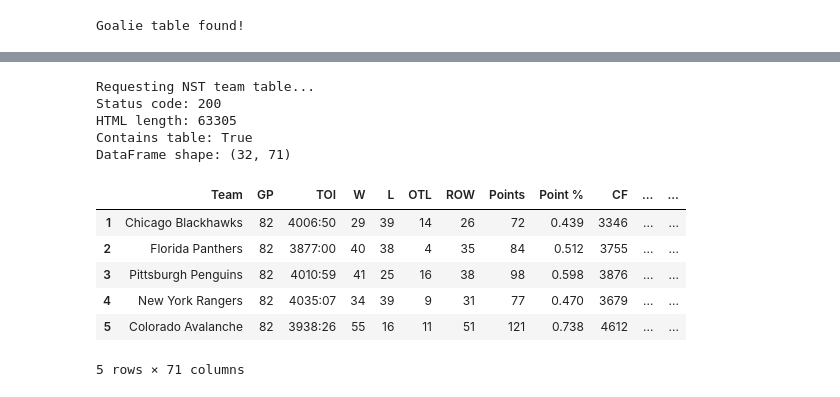
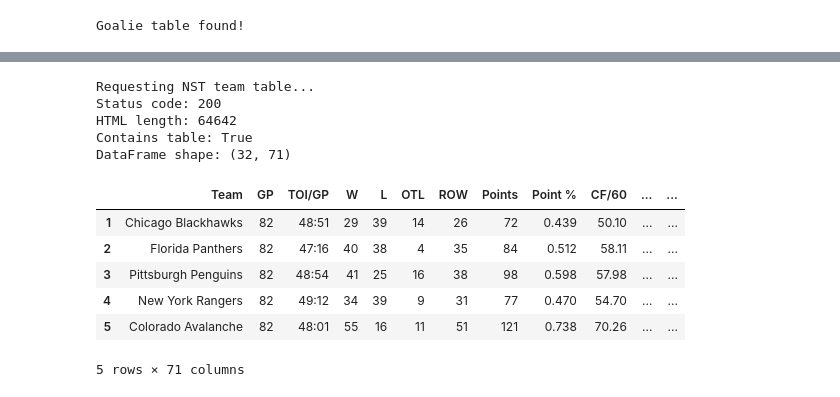
Before and after one commit to ccstevie/nhl-slate, a Jupyter notebook: notebooks/get_todays_games.ipynb, the cells around one changed output, grey strips where cells are left out. Saved outputs shown, nothing was run; the diff lists cells and outputs as text; code cells hidden in the pictures.

```diff
--- a/notebooks/get_todays_games.ipynb
+++ b/notebooks/get_todays_games.ipynb
@@ -272,7 +261,7 @@ url = (
     f"&stype=2"
     f"&sit=5v5"
     f"&score=all"
-    f"&rate=n"
+    f"&rate=y"
     f"&team=all"
     f"&loc=B"
     f"&gpf=410"
@@ -284,38 +273,38 @@ print("Requesting NST team table...")
 
 response = requests.get(
     url,
     headers={"nst-key": key},
     timeout=30
 )
 response.raise_for_status()
 
 html = response.text
 
 print("Status code:", response.status_code)
 print("HTML length:", len(html))
 print("Contains table:", "<table" in html.lower())
 
 # Parse the HTML table into a DataFrame
 df = pd.read_html(
     StringIO(html),
     flavor="lxml",
     header=0,
     index_col=0,
     na_values=["-"]
 )[0]
 
 print("DataFrame shape:", df.shape)
 df.head()
 # %% [output]
 Requesting NST team table...
 Status code: 200
-HTML length: 63305
+HTML length: 64642
 Contains table: True
 DataFrame shape: (32, 71)
-|  | Team | GP | TOI | W | L | OTL | ROW | Points | Point % | CF | ... | ... |
-| 1 | Chicago Blackhawks | 82 | 4006:50 | 29 | 39 | 14 | 26 | 72 | 0.439 | 3346 | ... | ... |
-| 2 | Florida Panthers | 82 | 3877:00 | 40 | 38 | 4 | 35 | 84 | 0.512 | 3755 | ... | ... |
-| 3 | Pittsburgh Penguins | 82 | 4010:59 | 41 | 25 | 16 | 38 | 98 | 0.598 | 3876 | ... | ... |
-| 4 | New York Rangers | 82 | 4035:07 | 34 | 39 | 9 | 31 | 77 | 0.470 | 3679 | ... | ... |
-| 5 | Colorado Avalanche | 82 | 3938:26 | 55 | 16 | 11 | 51 | 121 | 0.738 | 4612 | ... | ... |
+|  | Team | GP | TOI/GP | W | L | OTL | ROW | Points | Point % | CF/60 | ... | ... |
+| 1 | Chicago Blackhawks | 82 | 48:51 | 29 | 39 | 14 | 26 | 72 | 0.439 | 50.10 | ... | ... |
+| 2 | Florida Panthers | 82 | 47:16 | 40 | 38 | 4 | 35 | 84 | 0.512 | 58.11 | ... | ... |
+| 3 | Pittsburgh Penguins | 82 | 48:54 | 41 | 25 | 16 | 38 | 98 | 0.598 | 57.98 | ... | ... |
+| 4 | New York Rangers | 82 | 49:12 | 34 | 39 | 9 | 31 | 77 | 0.470 | 54.70 | ... | ... |
+| 5 | Colorado Avalanche | 82 | 48:01 | 55 | 16 | 11 | 51 | 121 | 0.738 | 70.26 | ... | ... |
 5 rows × 71 columns
```
Also changed, not shown: parts of 11 cells of this notebook, 4 other files.
